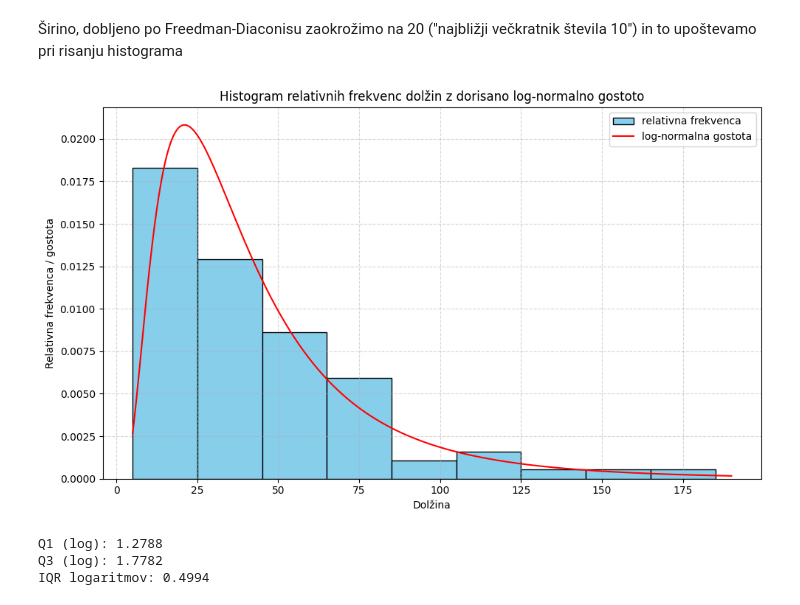
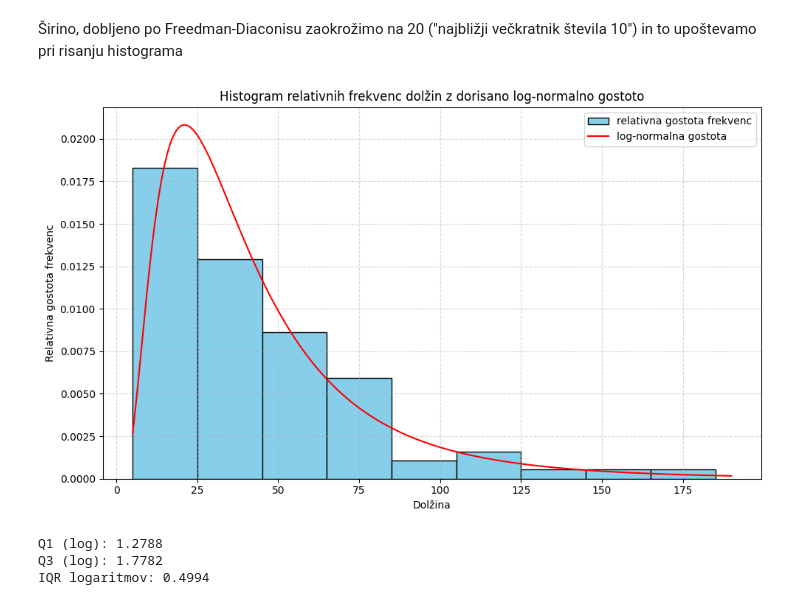
Before and after one commit to LukaLjevar/projektna_statistika, a Jupyter notebook: Hobotnice.ipynb, the cells around one changed output. Saved outputs shown, nothing was run; the diff lists cells and outputs as text; code cells hidden in the pictures.

Commit message:
Popravil oznake na histogramih.

```diff
--- a/Hobotnice.ipynb
+++ b/Hobotnice.ipynb
@@ -49,36 +49,36 @@ print(sirina)
 from scipy.stats import lognorm
 # Histogram - določimo širino stolpca
 sirina = 20
 min_vrednost = df[stolpec].min()
 max_vrednost = df[stolpec].max()
 meje = np.arange(min_vrednost, max_vrednost, sirina)
 
 # Histogram relativnih frekvenc
 plt.figure(figsize=(10, 6))
-plt.hist(df[stolpec], bins=meje, color='skyblue', edgecolor='black', density=True, label='relativna frekvenca')
+plt.hist(df[stolpec], bins=meje, color='skyblue', edgecolor='black', density=True, label='relativna gostota frekvenc')
 
 # Pretvori v parametre log-normalne porazdelitve
 # iz aritmetičnega povprečja in odklona
 varianca = std_odklon**2
 phi = np.sqrt(np.log(1 + varianca / povprecje**2))        # sigma (parametrizacija lognorm)
 mu = np.log(povprecje) - 0.5 * phi**2                      # mu (log-povp)
 
 # x-vrednosti za gostoto
 x = np.linspace(min_vrednost, max_vrednost, 500)
 pdf = lognorm.pdf(x, s=phi, scale=np.exp(mu))
 
 # Nariši gostoto
 plt.plot(x, pdf, 'r-', label='log-normalna gostota')
 plt.title('Histogram relativnih frekvenc dolžin z dorisano log-normalno gostoto')
 plt.xlabel('Dolžina')
-plt.ylabel('Relativna frekvenca / gostota')
+plt.ylabel('Relativna gostota frekvenc')
 plt.grid(True, linestyle='--', alpha=0.5)
 plt.legend()
 plt.tight_layout()
 
 plt.show()
 # %% [output]
-[figure, old version]
+[figure, new version]
 # %%
 #Da določimo širine stolpcev, moramo poračunati še IQR logaritmov
 
```
Also changed, not shown: parts of 1 cell of this notebook.
